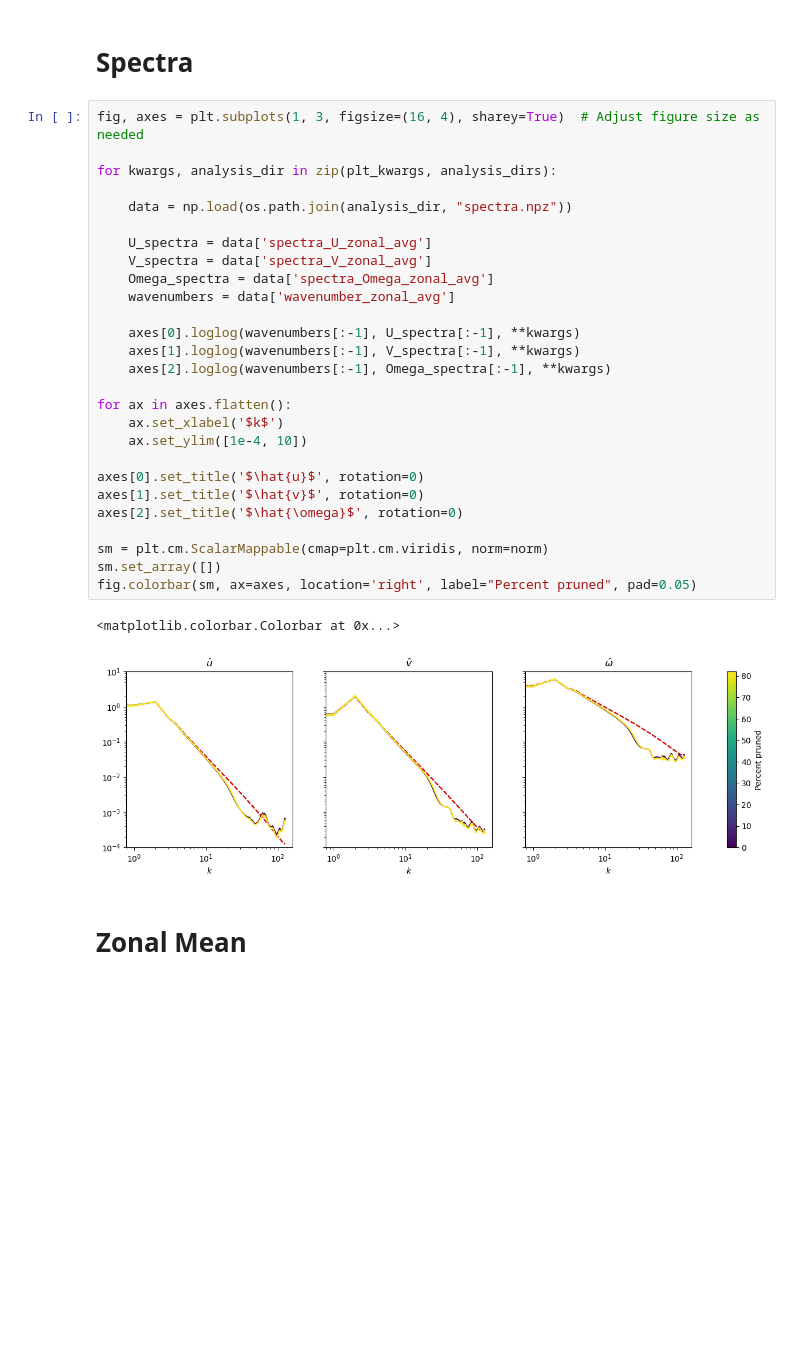
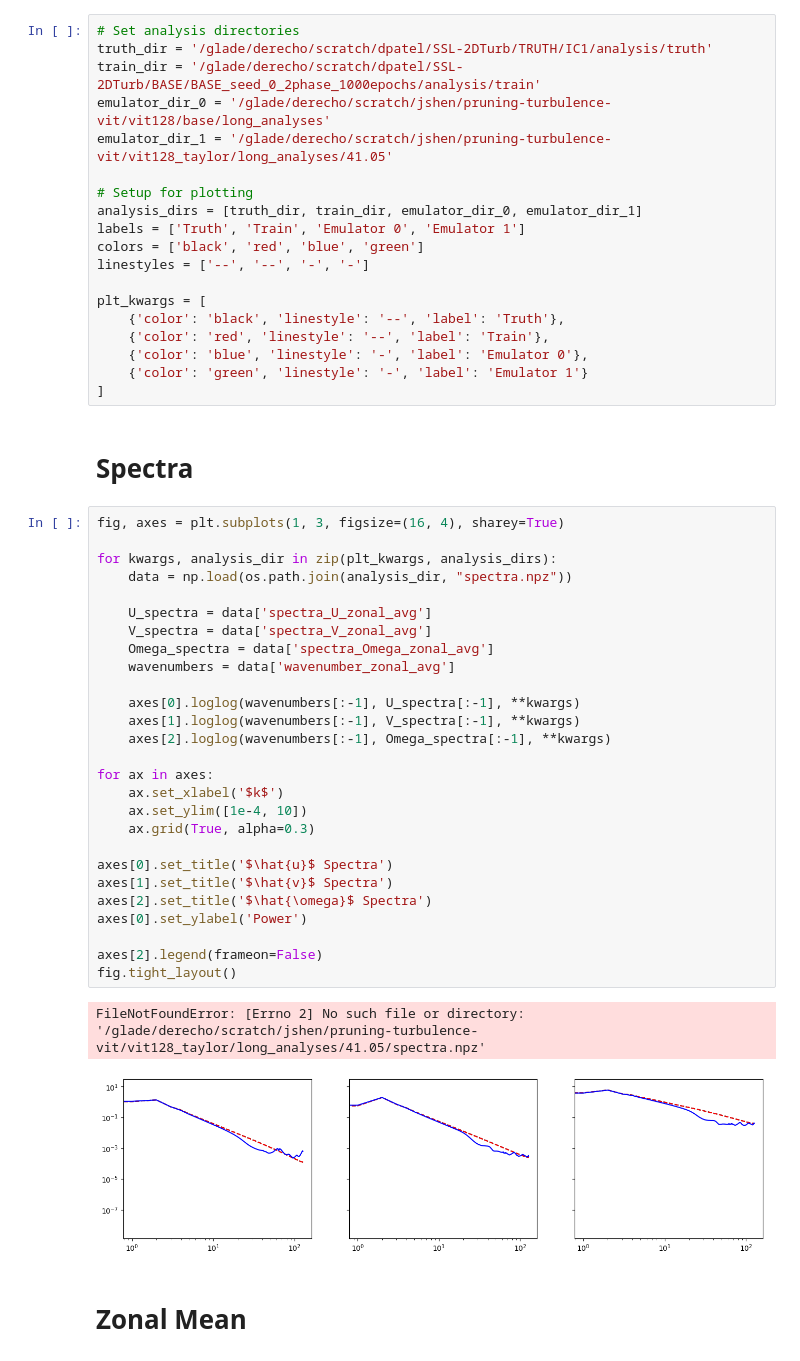
Before and after one commit to jshe2304/pruning-turbulence-vit, a Jupyter notebook: notebooks/visualize_long_analysis.ipynb, the cells around one changed output. Drawn from its saved outputs; the diff is of its cells as text; blank space fills up the shorter version.

```diff
--- a/notebooks/visualize_long_analysis.ipynb
+++ b/notebooks/visualize_long_analysis.ipynb
@@ -67,35 +18,54 @@ plt_kwargs += [
+# %%
+# Set analysis directories
+truth_dir = '/glade/derecho/scratch/dpatel/SSL-2DTurb/TRUTH/IC1/analysis/truth'
+train_dir = '/glade/derecho/scratch/dpatel/SSL-2DTurb/BASE/BASE_seed_0_2phase_1000epochs/analysis/train'
+emulator_dir_0 = '/glade/derecho/scratch/jshen/pruning-turbulence-vit/vit128/base/long_analyses'
+emulator_dir_1 = '/glade/derecho/scratch/jshen/pruning-turbulence-vit/vit128_taylor/long_analyses/41.05'
+
+# Setup for plotting
+analysis_dirs = [truth_dir, train_dir, emulator_dir_0, emulator_dir_1]
+labels = ['Truth', 'Train', 'Emulator 0', 'Emulator 1']
+colors = ['black', 'red', 'blue', 'green']
+linestyles = ['--', '--', '-', '-']
+
+plt_kwargs = [
+    {'color': 'black', 'linestyle': '--', 'label': 'Truth'},
+    {'color': 'red', 'linestyle': '--', 'label': 'Train'},
+    {'color': 'blue', 'linestyle': '-', 'label': 'Emulator 0'},
+    {'color': 'green', 'linestyle': '-', 'label': 'Emulator 1'}
+]
 # %% [markdown]
 # Spectra
 # %%
-fig, axes = plt.subplots(1, 3, figsize=(16, 4), sharey=True)  # Adjust figure size as needed
+fig, axes = plt.subplots(1, 3, figsize=(16, 4), sharey=True)
 
 for kwargs, analysis_dir in zip(plt_kwargs, analysis_dirs):
-
     data = np.load(os.path.join(analysis_dir, "spectra.npz"))
 
     U_spectra = data['spectra_U_zonal_avg']
     V_spectra = data['spectra_V_zonal_avg']
     Omega_spectra = data['spectra_Omega_zonal_avg']
     wavenumbers = data['wavenumber_zonal_avg']
 
     axes[0].loglog(wavenumbers[:-1], U_spectra[:-1], **kwargs)
     axes[1].loglog(wavenumbers[:-1], V_spectra[:-1], **kwargs)
     axes[2].loglog(wavenumbers[:-1], Omega_spectra[:-1], **kwargs)
 
-for ax in axes.flatten():
+for ax in axes:
     ax.set_xlabel('$k$')
     ax.set_ylim([1e-4, 10])
+    ax.grid(True, alpha=0.3)
 
-axes[0].set_title('$\hat{u}$', rotation=0)
-axes[1].set_title('$\hat{v}$', rotation=0)
-axes[2].set_title('$\hat{\omega}$', rotation=0)
+axes[0].set_title('$\hat{u}$ Spectra')
+axes[1].set_title('$\hat{v}$ Spectra')
+axes[2].set_title('$\hat{\omega}$ Spectra')
+axes[0].set_ylabel('Power')
 
-sm = plt.cm.ScalarMappable(cmap=plt.cm.viridis, norm=norm)
-sm.set_array([])
-fig.colorbar(sm, ax=axes, location='right', label="Percent pruned", pad=0.05)
+axes[2].legend(frameon=False)
+fig.tight_layout()
 # %% [output]
-<matplotlib.colorbar.Colorbar at 0x...>
+FileNotFoundError: [Errno 2] No such file or directory: '/glade/derecho/scratch/jshen/pruning-turbulence-vit/vit128_taylor/long_analyses/41.05/spectra.npz'
-[figure, old version]
+[figure, new version]
 # %% [markdown]
 # Zonal Mean
 # %%
```
Also changed, not shown: parts of 11 cells of this notebook, 39 other files.
